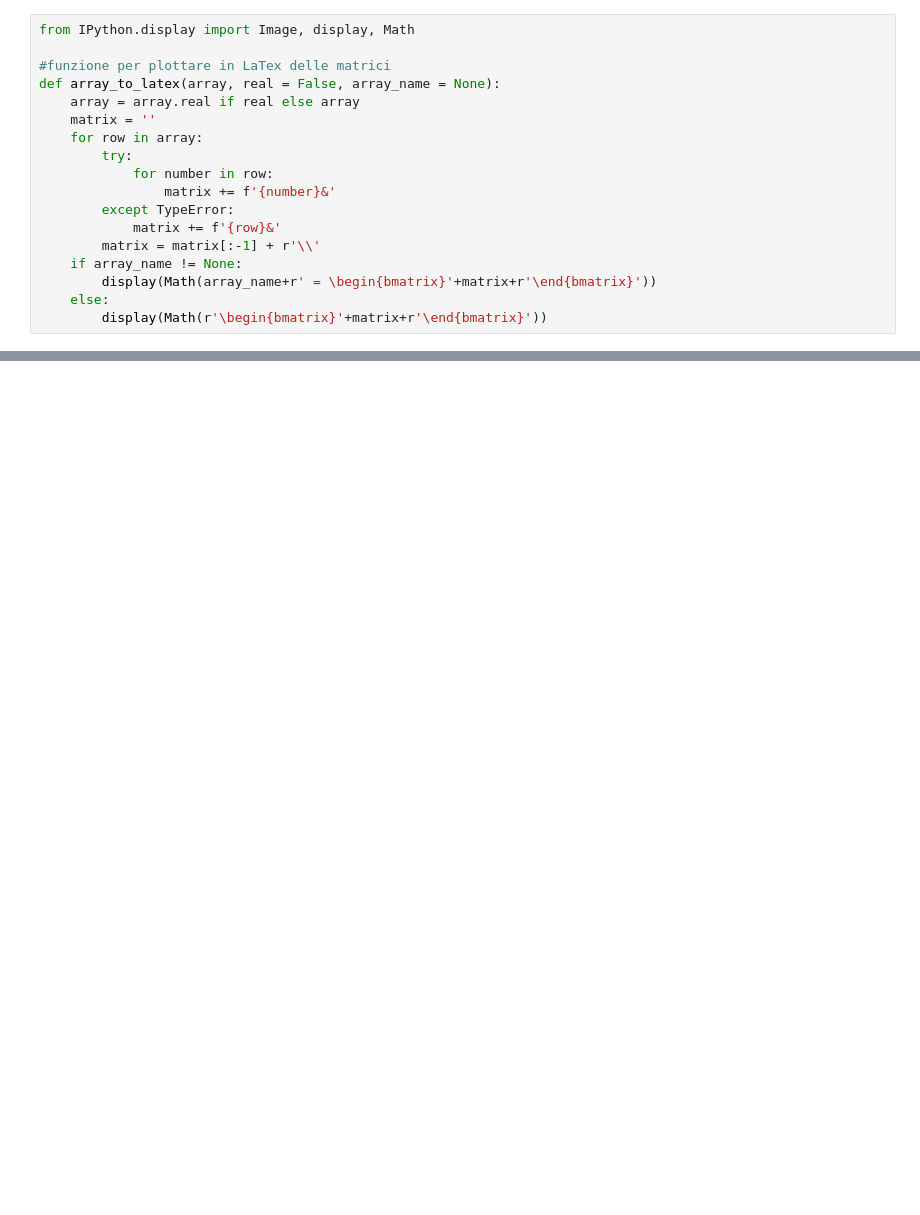
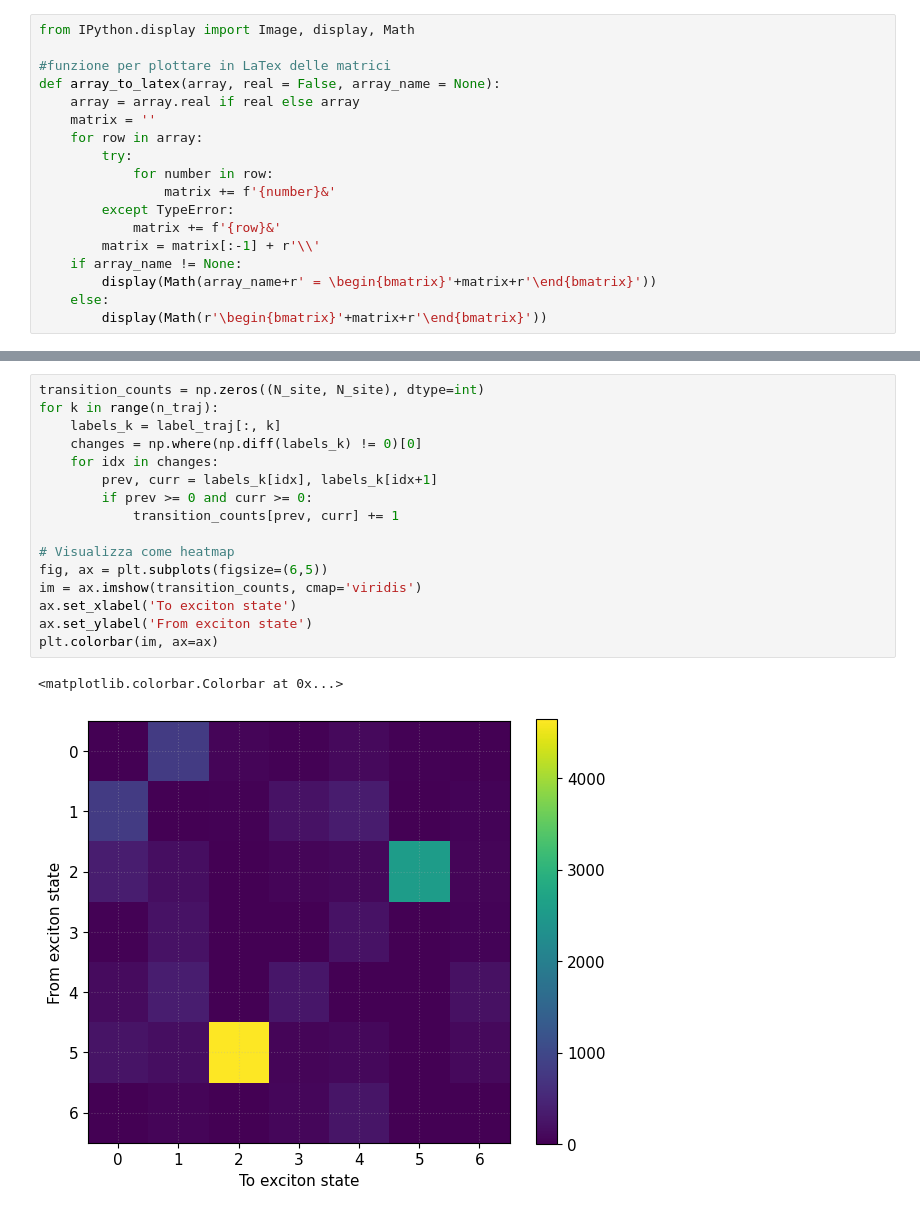
Before and after one commit to francescociavarella/Collisional-Methods, a Jupyter notebook: FMO/Codes/H_exc.ipynb, the cells around one changed output, grey strips where cells are left out. Cells and saved outputs as stored; diff of their text form; blank space fills up the shorter version.

```diff
--- a/FMO/Codes/H_exc.ipynb
+++ b/FMO/Codes/H_exc.ipynb
@@ -619 +230,20 @@ def average_trajectories(psi0_exc, U_H, kraus_list, n_steps, n_traj, theta=0.0,
+# %%
+transition_counts = np.zeros((N_site, N_site), dtype=int)
+for k in range(n_traj):
+    labels_k = label_traj[:, k]
+    changes = np.where(np.diff(labels_k) != 0)[0]
+    for idx in changes:
+        prev, curr = labels_k[idx], labels_k[idx+1]
+        if prev >= 0 and curr >= 0:
+            transition_counts[prev, curr] += 1
+
+# Visualizza come heatmap
+fig, ax = plt.subplots(figsize=(6,5))
+im = ax.imshow(transition_counts, cmap='viridis')
+ax.set_xlabel('To exciton state')
+ax.set_ylabel('From exciton state')
+plt.colorbar(im, ax=ax)
+# %% [output]
+<matplotlib.colorbar.Colorbar at 0x...>
+[figure, added]
 # %%
```
Also changed, not shown: parts of 14 cells of this notebook, 3 other files.
